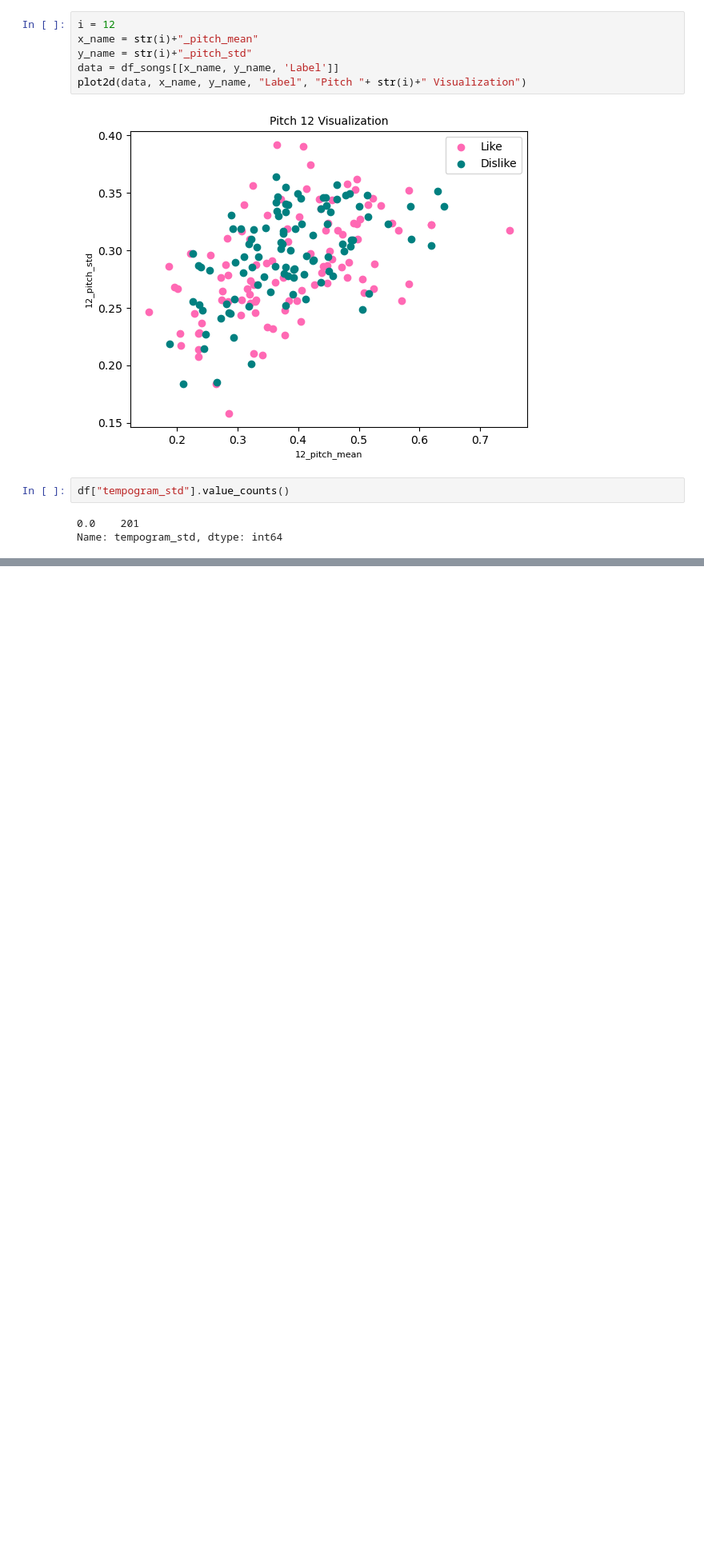
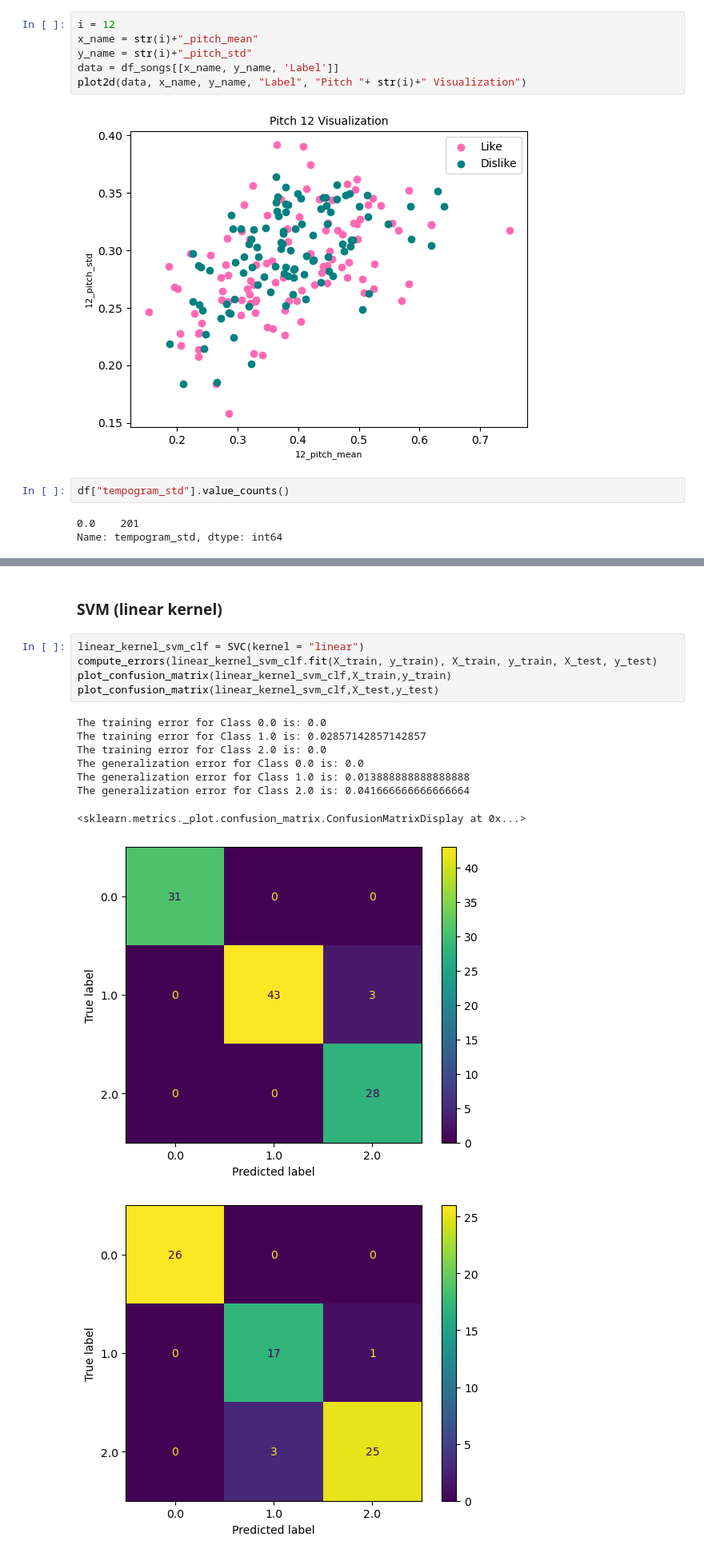
Before and after one commit to IsitaRex/Supervising-My-Musical-Taste, a Jupyter notebook: supervising_my_musical_taste.ipynb, the cells around one changed output, grey strips where cells are left out. Shown: that part at 80% size. Cells and saved outputs as stored; diff of their text form; blank space fills up the shorter version.

```diff
--- a/supervising_my_musical_taste.ipynb
+++ b/supervising_my_musical_taste.ipynb
@@ -163,0 +291,17 @@ Name: tempogram_std, dtype: int64
+# %% [markdown]
+### SVM (linear kernel)
+# %%
+linear_kernel_svm_clf = SVC(kernel = "linear")
+compute_errors(linear_kernel_svm_clf.fit(X_train, y_train), X_train, y_train, X_test, y_test)
+plot_confusion_matrix(linear_kernel_svm_clf,X_train,y_train)
+plot_confusion_matrix(linear_kernel_svm_clf,X_test,y_test)
+# %% [output]
+The training error for Class 0.0 is: 0.0
+The training error for Class 1.0 is: 0.02857142857142857
+The training error for Class 2.0 is: 0.0
+The generalization error for Class 0.0 is: 0.0
+The generalization error for Class 1.0 is: 0.013888888888888888
+The generalization error for Class 2.0 is: 0.041666666666666664
+<sklearn.metrics._plot.confusion_matrix.ConfusionMatrixDisplay at 0x...>
+[figure, added]
+[figure, added]
```
Also changed, not shown: parts of 19 cells of this notebook, 2 other files.
